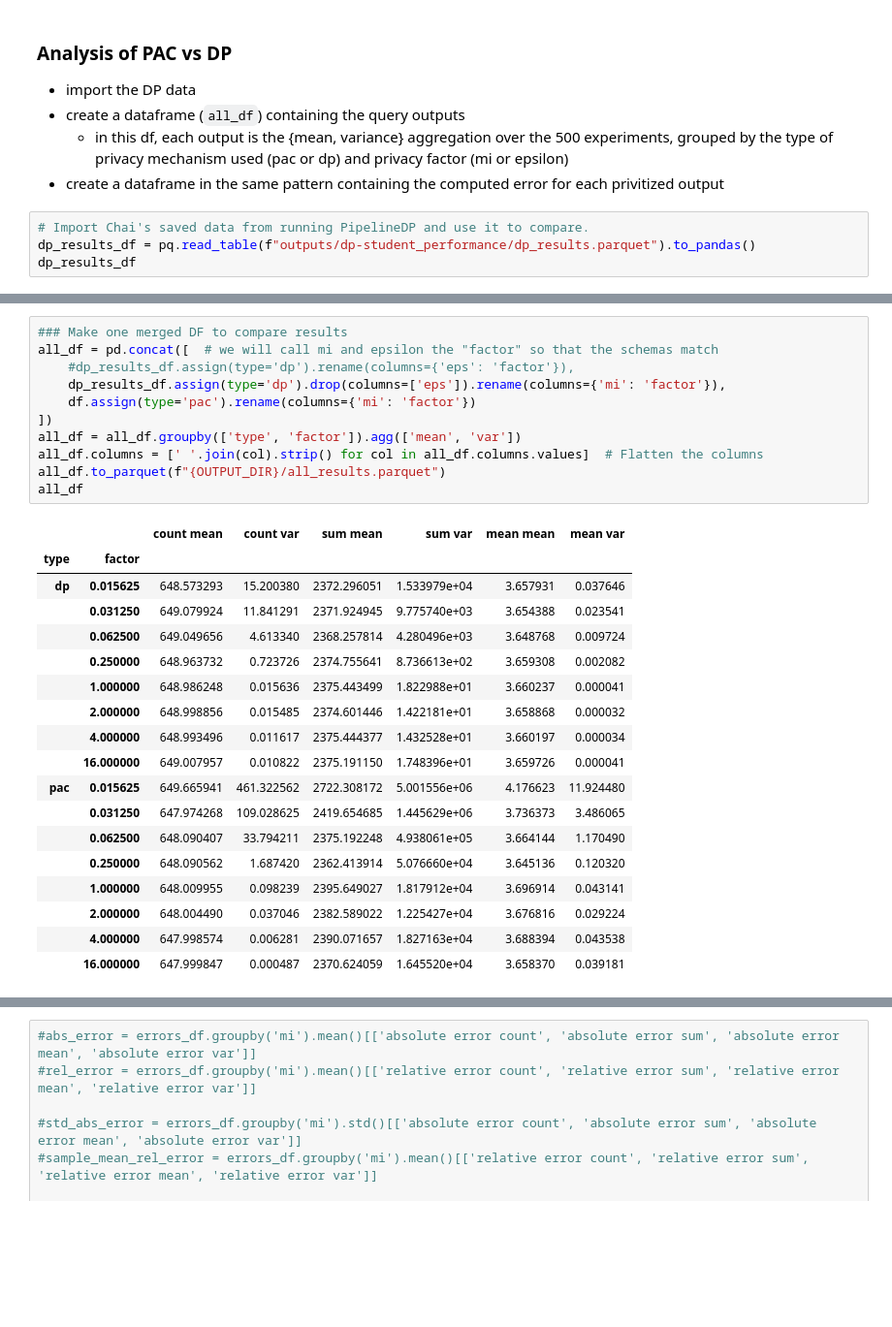
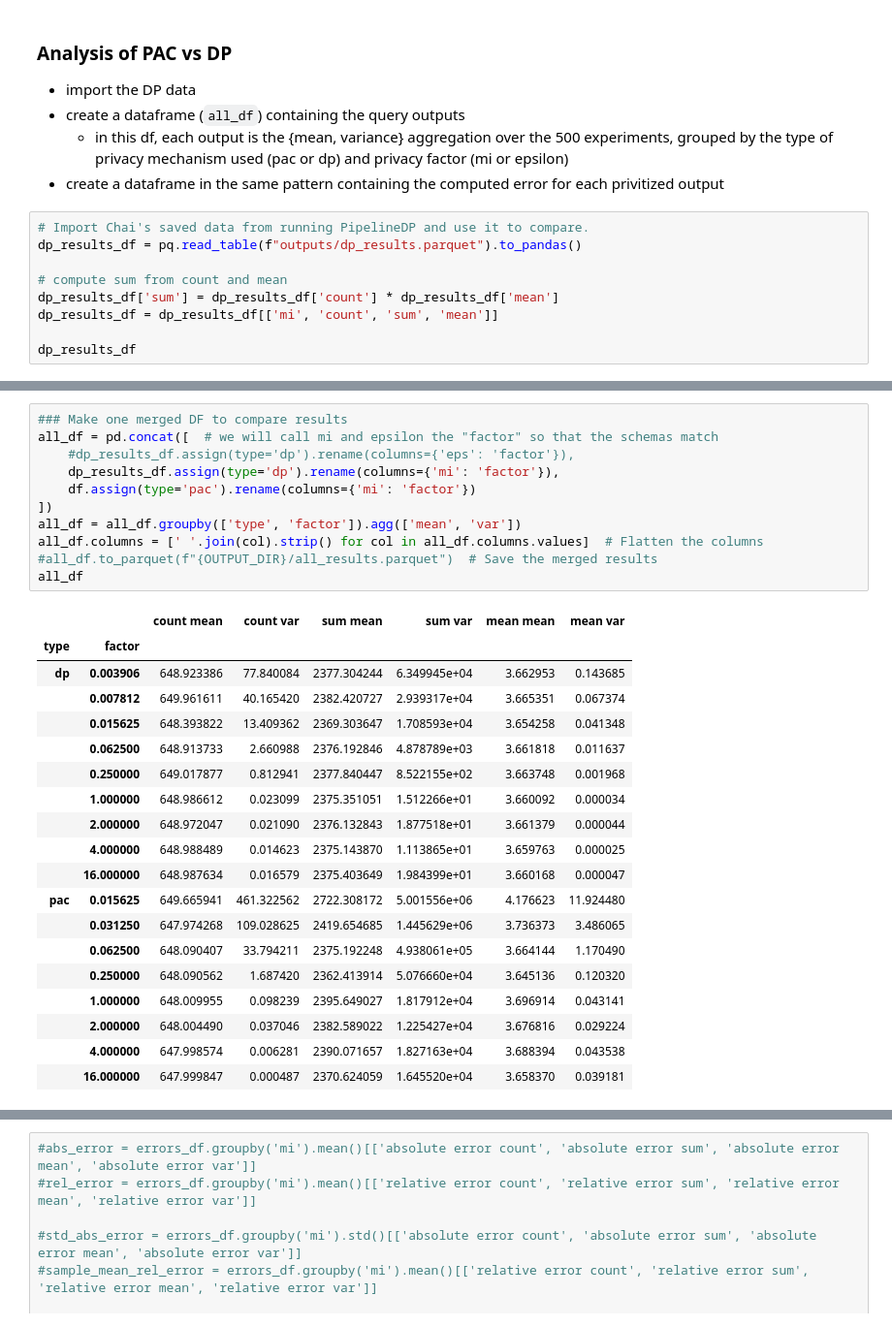
Before and after one commit to michaelnoguera/pacdb, a Jupyter notebook: pac-student_performance-sparkless.ipynb, the cells around one changed output, grey strips where cells are left out. Shown at 97% size. Drawn from its saved outputs; the diff is of its cells as text; blank space fills up the shorter version.

```diff
--- a/pac-student_performance-sparkless.ipynb
+++ b/pac-student_performance-sparkless.ipynb
@@ -294,6 +295,11 @@ pac_errors_df
 - create a dataframe in the same pattern containing the computed error for each privitized output
 # %%
 # Import Chai's saved data from running PipelineDP and use it to compare.
-dp_results_df = pq.read_table(f"outputs/dp-student_performance/dp_results.parquet").to_pandas()
+dp_results_df = pq.read_table(f"outputs/dp_results.parquet").to_pandas()
+
+# compute sum from count and mean
+dp_results_df['sum'] = dp_results_df['count'] * dp_results_df['mean']
+dp_results_df = dp_results_df[['mi', 'count', 'sum', 'mean']]
+
 dp_results_df
 # %% [output]
@@ -341,25 +347,26 @@ dp_errors_df
 # %%
 ### Make one merged DF to compare results
 all_df = pd.concat([  # we will call mi and epsilon the "factor" so that the schemas match
     #dp_results_df.assign(type='dp').rename(columns={'eps': 'factor'}),
-    dp_results_df.assign(type='dp').drop(columns=['eps']).rename(columns={'mi': 'factor'}),
+    dp_results_df.assign(type='dp').rename(columns={'mi': 'factor'}),
     df.assign(type='pac').rename(columns={'mi': 'factor'})
 ])
 all_df = all_df.groupby(['type', 'factor']).agg(['mean', 'var'])
 all_df.columns = [' '.join(col).strip() for col in all_df.columns.values]  # Flatten the columns
-all_df.to_parquet(f"{OUTPUT_DIR}/all_results.parquet")
+#all_df.to_parquet(f"{OUTPUT_DIR}/all_results.parquet")  # Save the merged results
 all_df
 # %% [output]
 |  |  | count mean | count var | sum mean | sum var | mean mean | mean var |
 | type | factor |  |  |  |  |  |  |
-| dp | 0.015625 | 648.573293 | 15.200380 | 2372.296051 | 1.533979e+04 | 3.657931 | 0.037646 |
-|  | 0.031250 | 649.079924 | 11.841291 | 2371.924945 | 9.775740e+03 | 3.654388 | 0.023541 |
-|  | 0.062500 | 649.049656 | 4.613340 | 2368.257814 | 4.280496e+03 | 3.648768 | 0.009724 |
-|  | 0.250000 | 648.963732 | 0.723726 | 2374.755641 | 8.736613e+02 | 3.659308 | 0.002082 |
-|  | 1.000000 | 648.986248 | 0.015636 | 2375.443499 | 1.822988e+01 | 3.660237 | 0.000041 |
-|  | 2.000000 | 648.998856 | 0.015485 | 2374.601446 | 1.422181e+01 | 3.658868 | 0.000032 |
-|  | 4.000000 | 648.993496 | 0.011617 | 2375.444377 | 1.432528e+01 | 3.660197 | 0.000034 |
-|  | 16.000000 | 649.007957 | 0.010822 | 2375.191150 | 1.748396e+01 | 3.659726 | 0.000041 |
+| dp | 0.003906 | 648.923386 | 77.840084 | 2377.304244 | 6.349945e+04 | 3.662953 | 0.143685 |
+|  | 0.007812 | 649.961611 | 40.165420 | 2382.420727 | 2.939317e+04 | 3.665351 | 0.067374 |
+|  | 0.015625 | 648.393822 | 13.409362 | 2369.303647 | 1.708593e+04 | 3.654258 | 0.041348 |
+|  | 0.062500 | 648.913733 | 2.660988 | 2376.192846 | 4.878789e+03 | 3.661818 | 0.011637 |
+|  | 0.250000 | 649.017877 | 0.812941 | 2377.840447 | 8.522155e+02 | 3.663748 | 0.001968 |
+|  | 1.000000 | 648.986612 | 0.023099 | 2375.351051 | 1.512266e+01 | 3.660092 | 0.000034 |
+|  | 2.000000 | 648.972047 | 0.021090 | 2376.132843 | 1.877518e+01 | 3.661379 | 0.000044 |
+|  | 4.000000 | 648.988489 | 0.014623 | 2375.143870 | 1.113865e+01 | 3.659763 | 0.000025 |
+|  | 16.000000 | 648.987634 | 0.016579 | 2375.403649 | 1.984399e+01 | 3.660168 | 0.000047 |
 | pac | 0.015625 | 649.665941 | 461.322562 | 2722.308172 | 5.001556e+06 | 4.176623 | 11.924480 |
 |  | 0.031250 | 647.974268 | 109.028625 | 2419.654685 | 1.445629e+06 | 3.736373 | 3.486065 |
 |  | 0.062500 | 648.090407 | 33.794211 | 2375.192248 | 4.938061e+05 | 3.664144 | 1.170490 |
```
Also changed, not shown: parts of 11 cells of this notebook, 23 other files.
